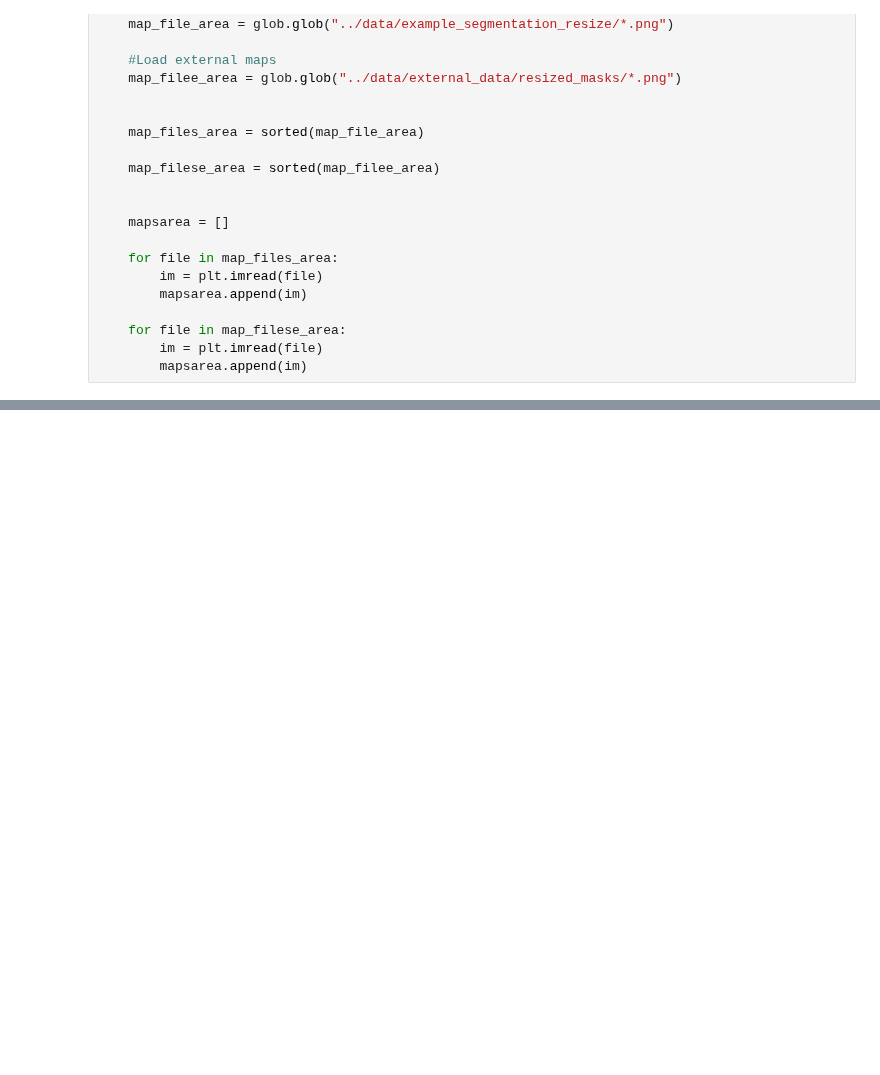
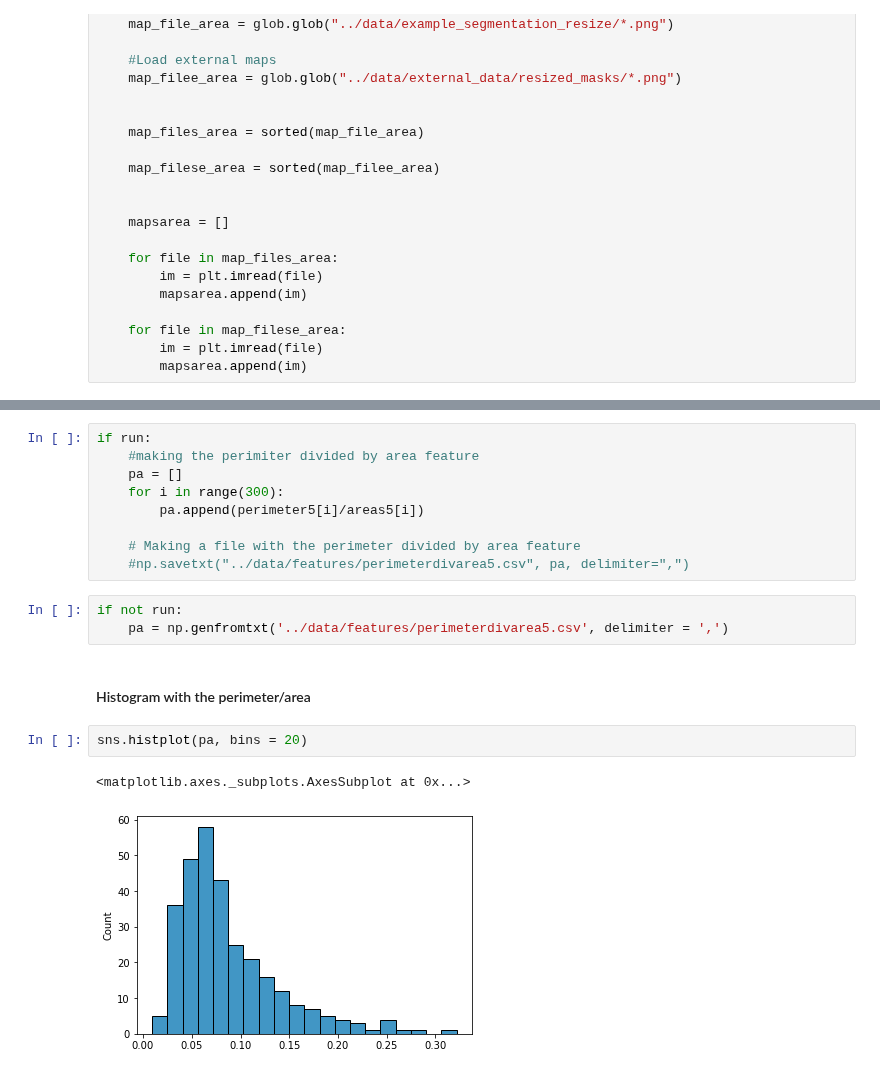
Before and after one commit to adagige/fyp2021p03g02, a Jupyter notebook: notebooks/main.ipynb, the cells around one changed output, grey strips where cells are left out. Drawn from its saved outputs; the diff is of its cells as text; blank space fills up the shorter version.

```diff
--- a/notebooks/main.ipynb
+++ b/notebooks/main.ipynb
@@ -227,0 +254,19 @@ for i in mapsarea:
+# %%
+if run:
+    #making the perimiter divided by area feature
+    pa = []
+    for i in range(300):
+        pa.append(perimeter5[i]/areas5[i])
+
+    # Making a file with the perimeter divided by area feature
+    #np.savetxt("../data/features/perimeterdivarea5.csv", pa, delimiter=",")
+# %%
+if not run:
+    pa = np.genfromtxt('../data/features/perimeterdivarea5.csv', delimiter = ',')
+# %% [markdown]
+#### Histogram with the perimeter/area
+# %%
+sns.histplot(pa, bins = 20)
+# %% [output]
+<matplotlib.axes._subplots.AxesSubplot at 0x...>
+[figure, added]
```
Also changed, not shown: parts of 8 cells of this notebook.
